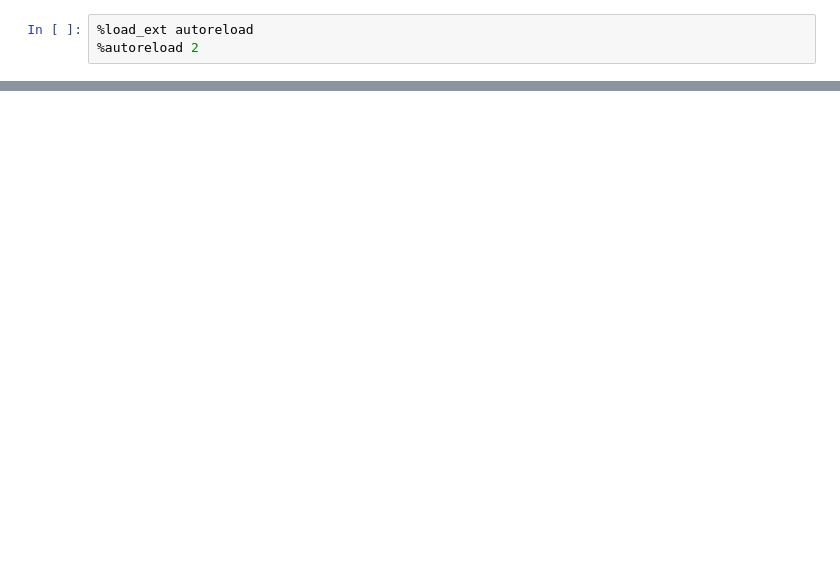
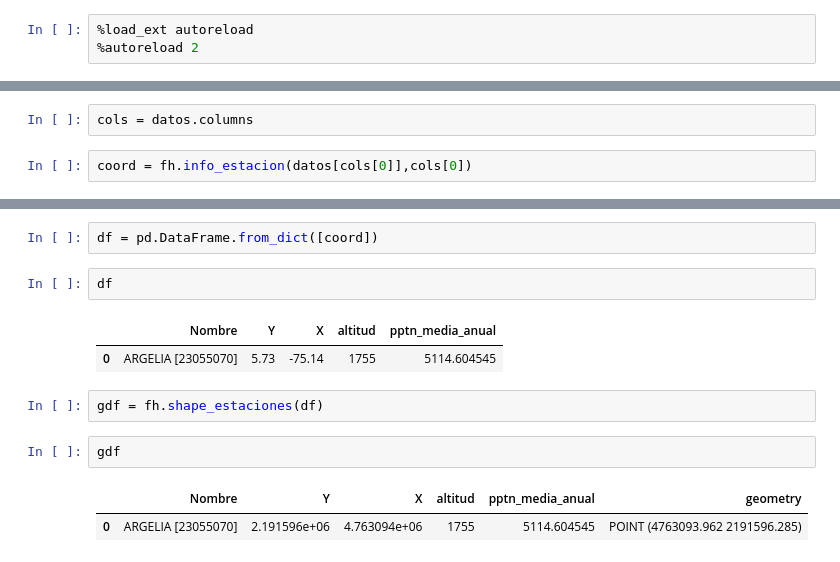
Before and after one commit to Juliant06/Libreria_hidrologia, a Jupyter notebook: pruebas.ipynb, the cells around one changed output, grey strips where cells are left out. Drawn from its saved outputs; the diff is of its cells as text; blank space fills up the shorter version.

```diff
--- a/pruebas.ipynb
+++ b/pruebas.ipynb
@@ -51,0 +25,4 @@ array([  55. ,  155. ,   50. , 1527. , 1912.5, 2082.5, 1728. , 1973. ,
+# %%
+cols = datos.columns
+# %%
+coord = fh.info_estacion(datos[cols[0]],cols[0])
@@ -51,0 +37,14 @@ array([  55. ,  155. ,   50. , 1527. , 1912.5, 2082.5, 1728. , 1973. ,
+# %%
+df = pd.DataFrame.from_dict([coord])
+# %%
+df
+# %% [output]
+|  | Nombre | Y | X | altitud | pptn_media_anual |
+| 0 | ARGELIA [23055070] | 5.73 | -75.14 | 1755 | 5114.604545 |
+# %%
+gdf = fh.shape_estaciones(df)
+# %%
+gdf
+# %% [output]
+|  | Nombre | Y | X | altitud | pptn_media_anual | geometry |
+| 0 | ARGELIA [23055070] | 2.191596e+06 | 4.763094e+06 | 1755 | 5114.604545 | POINT (4763093.962 2191596.285) |
```
Also changed, not shown: parts of 18 cells of this notebook, 34 other files.
